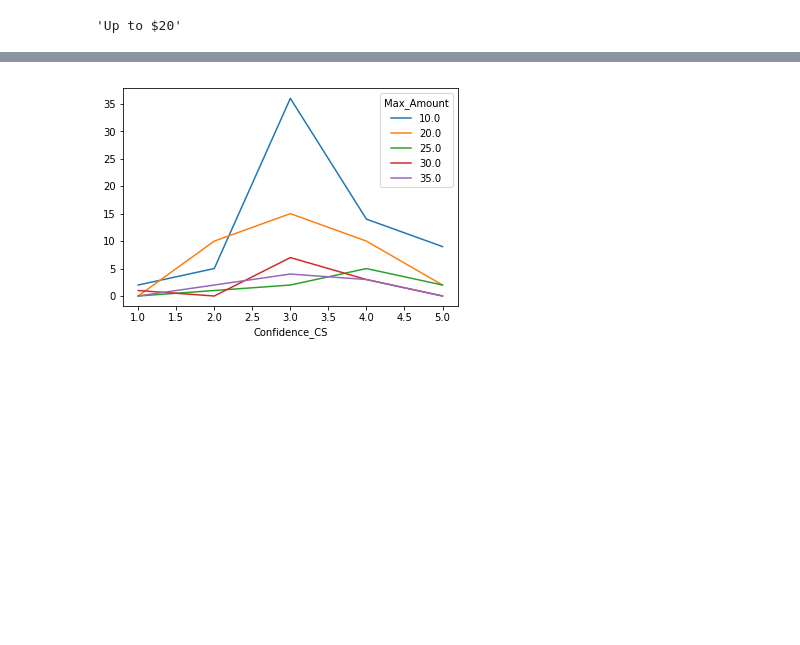
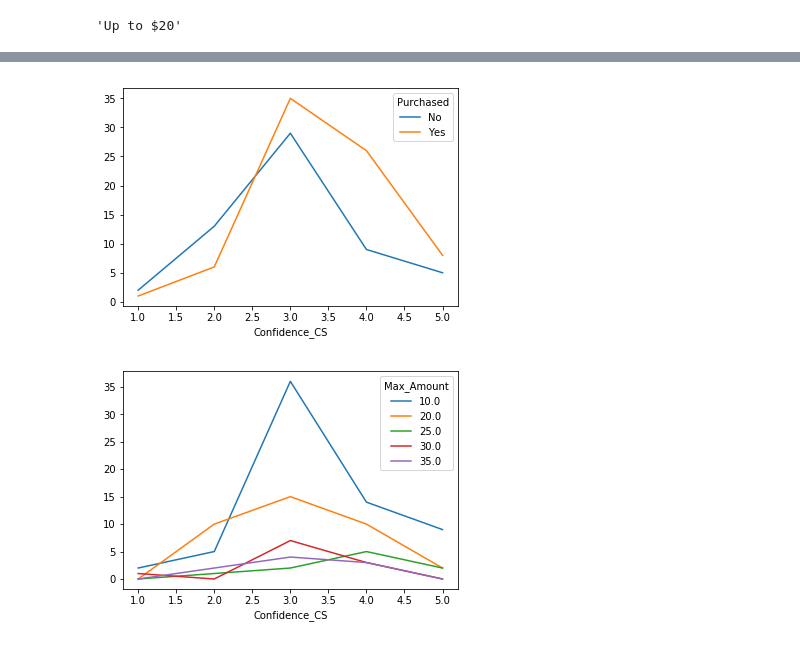
Before and after one commit to tatianaportsova/Illustrated_JS, a Jupyter notebook: Data_Wrangling.ipynb, the cells around one changed output, grey strips where cells are left out. Cells and saved outputs as stored; diff of their text form; code cells hidden in the pictures; blank space fills up the shorter version.

```diff
--- a/Data_Wrangling.ipynb
+++ b/Data_Wrangling.ipynb
@@ -76,3 +118,7 @@ df_new.head(5)
+# %%
+pd.crosstab(df_new['Confidence_CS'],df_new['Purchased']).plot();
+# %% [output]
+[figure, added]
 # %%
 pd.crosstab(df_new['Confidence_CS'],df_new['Max_Amount']).plot();
 # %% [output]
```
Also changed, not shown: parts of 28 cells of this notebook.
